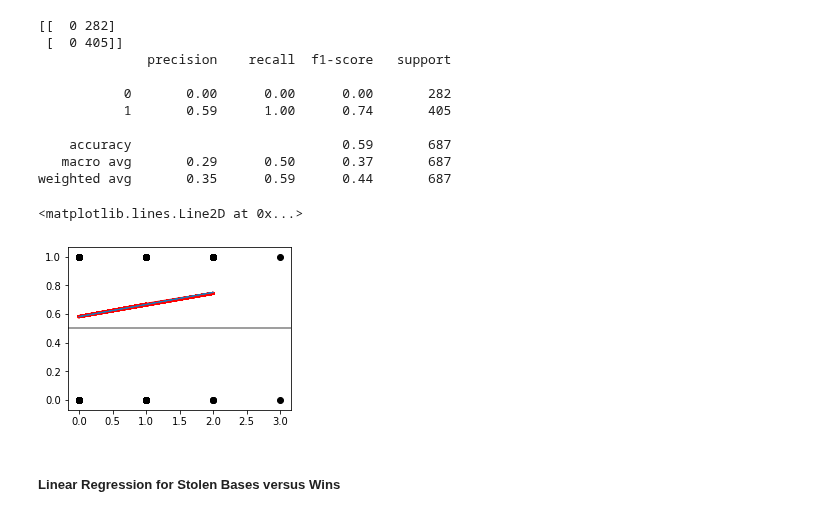
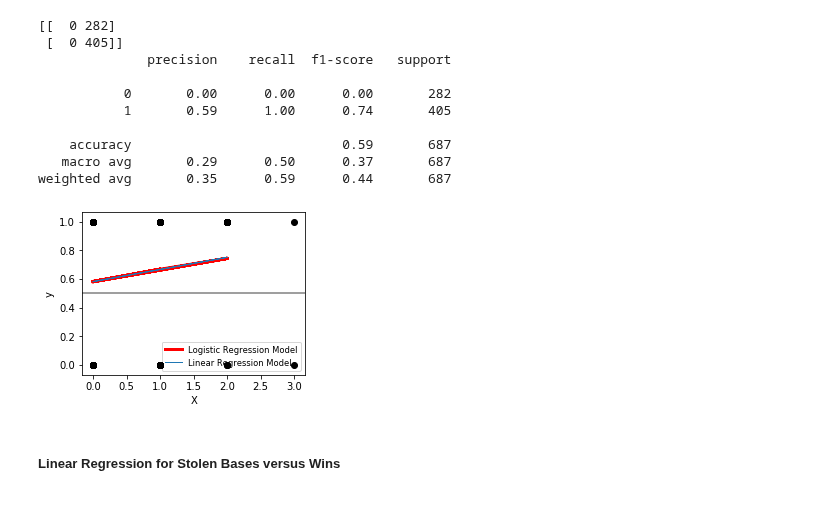
Before and after one commit to mattmaitland1/DerekJeterAnalysis, a Jupyter notebook: Project.ipynb, the cells around one changed output. Drawn from its saved outputs; the diff is of its cells as text; code cells hidden in the pictures.

```diff
--- a/Project.ipynb
+++ b/Project.ipynb
@@ -185,18 +173,22 @@ weighted avg       0.35      0.59      0.44       687
 # %%
 clf = linear_model.LogisticRegression(C=1e5)
 clf.fit(x,y)
 plt.figure(1,figsize=(4,3))
 plt.clf()
 plt.scatter(x.ravel(),y, color = 'black', zorder = 20)
 loss = expit(x_test*clf.coef_+clf.intercept_).ravel()
 plt.plot(x_test,loss,color='red',linewidth=3)
 ols = linear_model.LinearRegression()
 ols.fit(x,y)
 plt.plot(x_test, ols.coef_*x_test+ols.intercept_,linewidth=1)
 plt.axhline(.5,color='.5')
+plt.ylabel('y')
+plt.xlabel('X')
+plt.legend(('Logistic Regression Model', 'Linear Regression Model'),
+           loc="lower right", fontsize='small')
+plt.show()
 # %% [output]
-<matplotlib.lines.Line2D at 0x...>
-[figure, old version]
+[figure, new version]
 # %% [markdown]
 ##### Linear Regression for Stolen Bases versus Wins
 # %%
```
Also changed, not shown: parts of 5 cells of this notebook.
